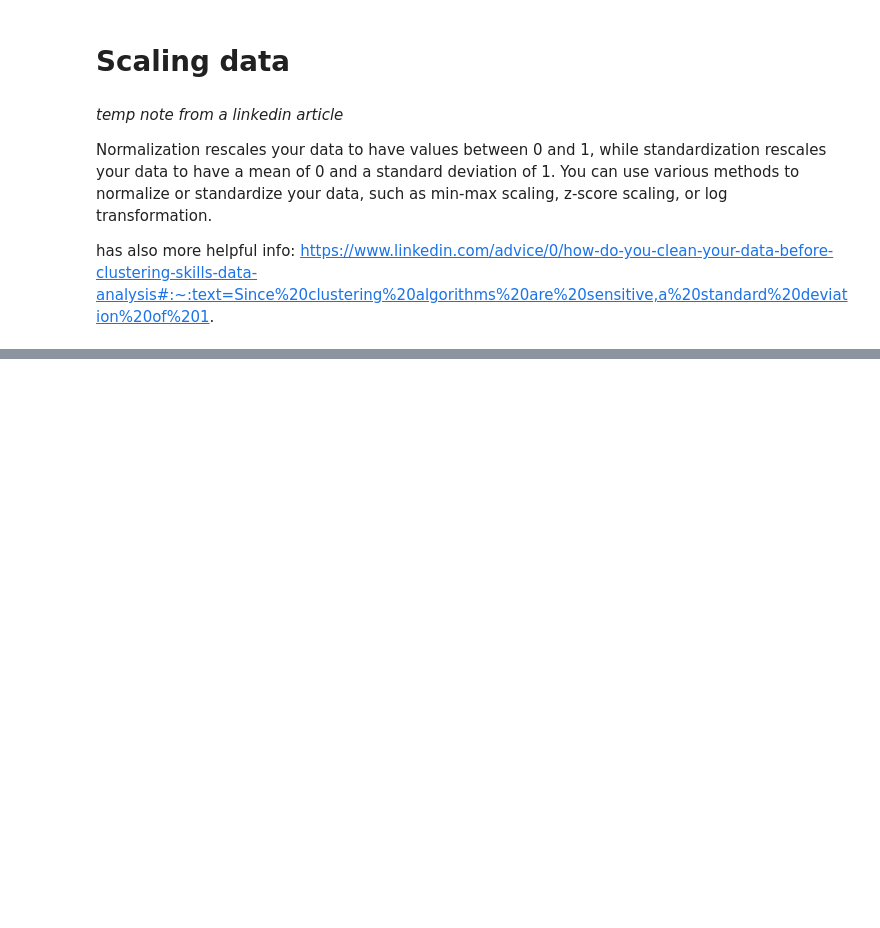
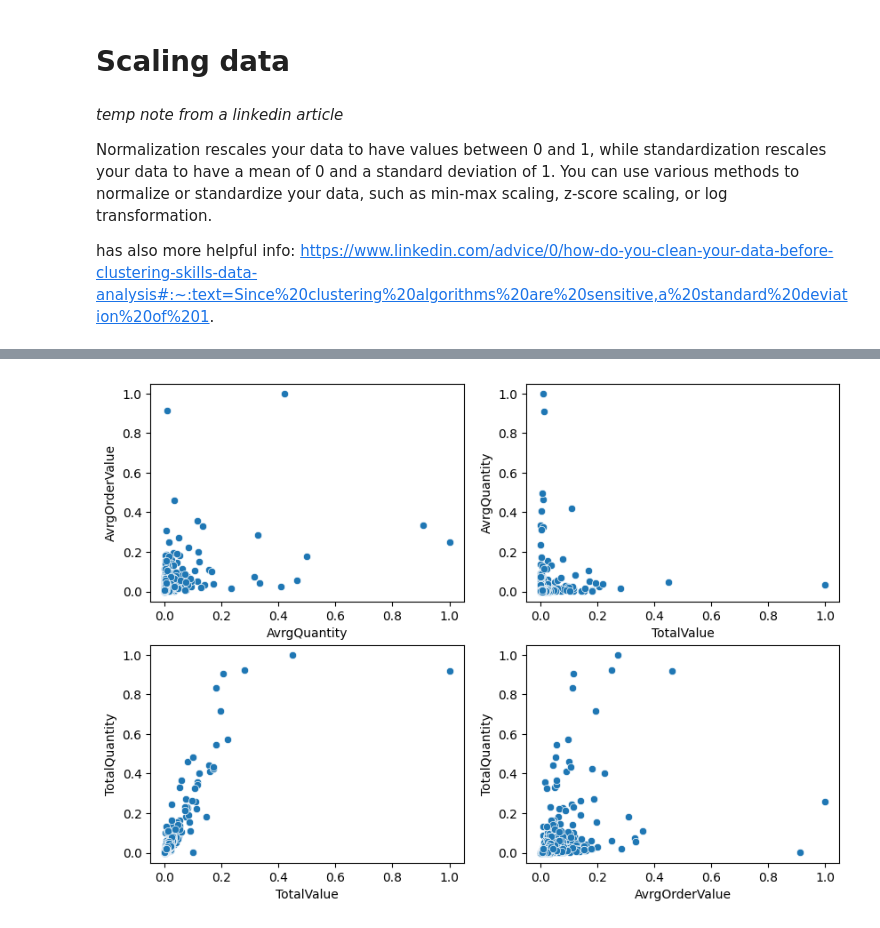
Before and after one commit to dimitsagk/ClientClustering_InventoryForecast, a Jupyter notebook: notebooks/03_ClientClustering_ML-notebook.ipynb, the cells around one changed output, grey strips where cells are left out. Cells and saved outputs as stored; diff of their text form; code cells hidden in the pictures; blank space fills up the shorter version.

Commit message:
Scaling data, MinMaxScaler

```diff
--- a/notebooks/03_ClientClustering_ML-notebook.ipynb
+++ b/notebooks/03_ClientClustering_ML-notebook.ipynb
@@ -197,0 +197,5 @@ https://www.linkedin.com/advice/0/how-do-you-clean-your-data-before-clustering-s
+# %%
+# Creating an instance of the class MinMaxScaler normalizer
+normalizer = MinMaxScaler()
+# %%
+normalizer.fit(cust)
@@ -197,0 +204,3 @@ https://www.linkedin.com/advice/0/how-do-you-clean-your-data-before-clustering-s
+# %%
+# applying the transformation
+cust_norm = normalizer.transform(cust)
@@ -197,0 +223,3 @@ https://www.linkedin.com/advice/0/how-do-you-clean-your-data-before-clustering-s
+# %%
+cust_norm = pd.DataFrame(cust_norm, columns = cust.columns, index=cust.index)
+cust_norm.head()
@@ -197,0 +234,11 @@ https://www.linkedin.com/advice/0/how-do-you-clean-your-data-before-clustering-s
+# %%
+fig, ax = plt.subplots(nrows=2, ncols=2, figsize=(10, 7))
+
+sns.scatterplot(data=cust_norm, x='AvrgQuantity', y='AvrgOrderValue', ax=ax[0, 0])
+sns.scatterplot(data=cust_norm, x='TotalValue', y='AvrgQuantity', ax=ax[0, 1])
+sns.scatterplot(data=cust_norm, x='TotalValue', y='TotalQuantity', ax=ax[1, 0])
+sns.scatterplot(data=cust_norm, x='AvrgOrderValue', y='TotalQuantity', ax=ax[1, 1])
+
+plt.show()
+# %% [output]
+[figure, added]
```
Also changed, not shown: parts of 14 cells of this notebook.
